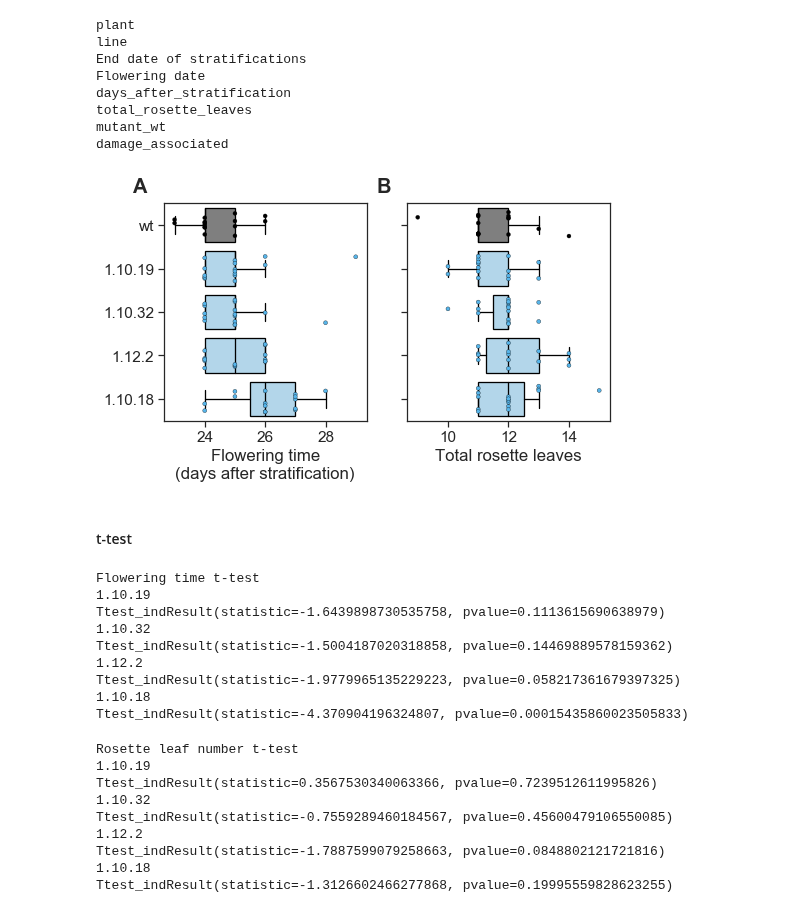
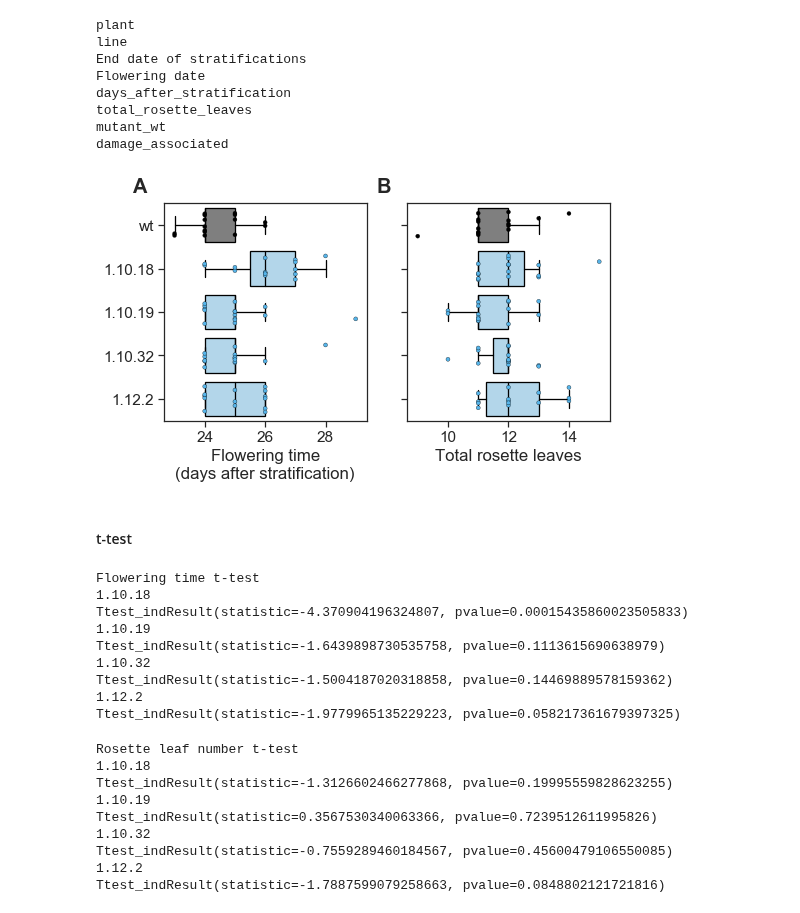
Before and after one commit to RonaCostello/Thesis, a Jupyter notebook: plots/chapter3_floweringTime.ipynb, the cells around one changed output. Cells and saved outputs as stored; diff of their text form; code cells hidden in the pictures.

Commit message:
Match order of plotted mutant data to match other figures

```diff
--- a/plots/chapter3_floweringTime.ipynb
+++ b/plots/chapter3_floweringTime.ipynb
@@ -32,51 +32,51 @@ colours = ['#000000', '#56B4E9', '#56B4E9', '#56B4E9', '#56B4E9']
 # Flowering date plot
 
 ax0_boxplot = sns.boxplot(x='days_after_stratification', y='line', data=flowering_df, ax=axs[0], palette=colours,
-           order=['wt', '1.10.19', '1.10.32', '1.12.2', '1.10.18'], linewidth=1.3, showfliers = False)
+           order=['wt', '1.10.18', '1.10.19', '1.10.32', '1.12.2'], linewidth=1.3, showfliers = False)
 
 ax0_stripplot = sns.stripplot(x='days_after_stratification', y='line', data=flowering_df, ax=axs[0], palette=colours, alpha=1,
-           order=['wt', '1.10.19', '1.10.32', '1.12.2', '1.10.18'], jitter=0.3, edgecolor='gray', linewidth=0.3, size=4)
+           order=['wt', '1.10.18', '1.10.19', '1.10.32', '1.12.2'], jitter=0.3, edgecolor='gray', linewidth=0.3, size=4)
 
 # Rosette number plot
 
 ax1_boxplot = sns.boxplot(x='total_rosette_leaves', y='line', data=flowering_df, ax=axs[1], palette=colours,
-           order=['wt', '1.10.19', '1.10.32', '1.12.2', '1.10.18'], linewidth=1.3, showfliers = False)
+           order=['wt', '1.10.18', '1.10.19', '1.10.32', '1.12.2'], linewidth=1.3, showfliers = False)
 
 ax0_stripplot = sns.stripplot(x='total_rosette_leaves', y='line', data=flowering_df, ax=axs[1], palette=colours, alpha=1,
-           order=['wt', '1.10.19', '1.10.32', '1.12.2', '1.10.18'], jitter=0.3, edgecolor='gray', linewidth=0.3, size=4)
+           order=['wt', '1.10.18', '1.10.19', '1.10.32', '1.12.2'], jitter=0.3, edgecolor='gray', linewidth=0.3, size=4)
 
 # Apply transparency to boxplots
 
 for patch in ax0_boxplot.artists:
     red, green, blue, alpha = patch.get_facecolor()
     patch.set_facecolor((red, green, blue, .5))
 for patch in ax1_boxplot.artists:
     red, green, blue, alpha = patch.get_facecolor()
     patch.set_facecolor((red, green, blue, .5))
 
 # Axes labels
 
 axs[0].set_xlabel('Flowering time\n(days after stratification)')
 axs[0].set_ylabel('')
 axs[1].set_xlabel('Total rosette leaves')
 axs[1].set_ylabel('')
 axs[1].set_yticklabels(['', '', '', '', ''])
 
 # Subplot labels
 
 labels = ['A', 'B']
 for n, ax in enumerate(axs):
     ax.text(-0.15, 1.05, labels[n], transform=ax.transAxes,
             size=20, weight='bold')
 
 plt.savefig("../figures/floweringTime.pdf", transparent=True, dpi=300, bbox_inches='tight')
 # %% [output]
-[figure, old version]
+[figure, new version]
 # %% [markdown]
 #### t-test
 # %%
 print('Flowering time t-test')
-for line in ['1.10.19', '1.10.32', '1.12.2', '1.10.18']:
+for line in ['1.10.18', '1.10.19', '1.10.32', '1.12.2']:
     t_test = stats.ttest_ind(flowering_df[flowering_df['line'] == 'wt']['days_after_stratification'].to_list(),
                     flowering_df[flowering_df['line'] == line]['days_after_stratification'].to_list(),
                    equal_var=True)
@@ -84,17 +84,17 @@ for line in ['1.10.19', '1.10.32', '1.12.2', '1.10.18']:
     print(t_test)
 # %% [output]
 Flowering time t-test
+1.10.18
+Ttest_indResult(statistic=-4.370904196324807, pvalue=0.00015435860023505833)
 1.10.19
 Ttest_indResult(statistic=-1.6439898730535758, pvalue=0.1113615690638979)
 1.10.32
 Ttest_indResult(statistic=-1.5004187020318858, pvalue=0.14469889578159362)
 1.12.2
 Ttest_indResult(statistic=-1.9779965135229223, pvalue=0.058217361679397325)
-1.10.18
-Ttest_indResult(statistic=-4.370904196324807, pvalue=0.00015435860023505833)
 # %%
 print('Rosette leaf number t-test')
-for line in ['1.10.19', '1.10.32', '1.12.2', '1.10.18']:
+for line in ['1.10.18', '1.10.19', '1.10.32', '1.12.2']:
     t_test = stats.ttest_ind(flowering_df[flowering_df['line'] == 'wt']['total_rosette_leaves'].to_list(),
                     flowering_df[flowering_df['line'] == line]['total_rosette_leaves'].to_list(),
                    equal_var=True)
@@ -102,11 +102,11 @@ for line in ['1.10.19', '1.10.32', '1.12.2', '1.10.18']:
     print(t_test)
 # %% [output]
 Rosette leaf number t-test
+1.10.18
+Ttest_indResult(statistic=-1.3126602466277868, pvalue=0.19995559828623255)
 1.10.19
 Ttest_indResult(statistic=0.3567530340063366, pvalue=0.7239512611995826)
 1.10.32
 Ttest_indResult(statistic=-0.7559289460184567, pvalue=0.45600479106550085)
 1.12.2
 Ttest_indResult(statistic=-1.7887599079258663, pvalue=0.0848802121721816)
-1.10.18
-Ttest_indResult(statistic=-1.3126602466277868, pvalue=0.19995559828623255)
```
